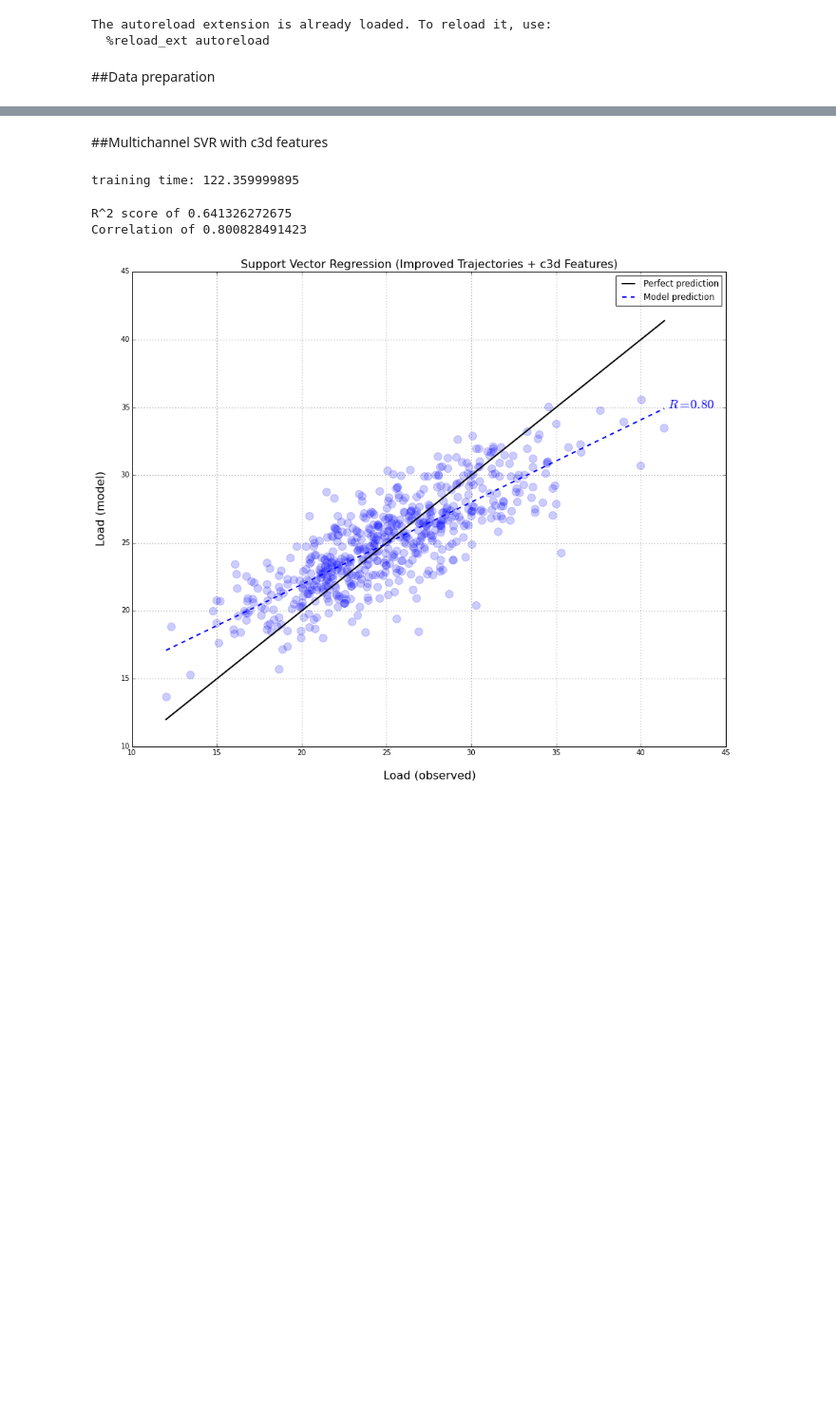
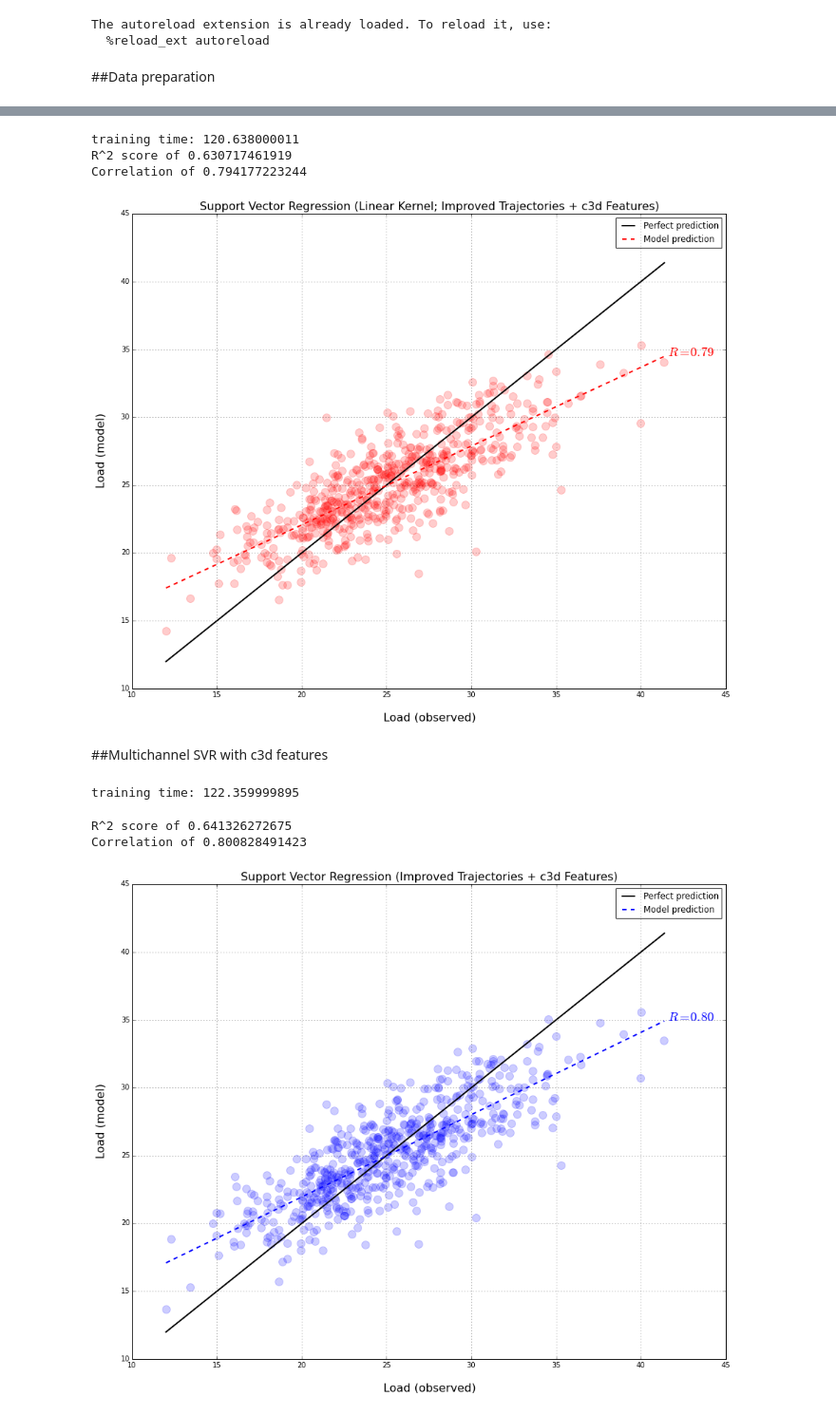
Before and after one commit to LCTPalmer/video_regression, a Jupyter notebook: code/ml_pl/final_model_pipeline_win.ipynb, the cells around one changed output, grey strips where cells are left out. Shown: that part at 95% size. Saved outputs shown, nothing was run; the diff lists cells and outputs as text; code cells hidden in the pictures; blank space fills up the shorter version.

```diff
--- a/code/ml_pl/final_model_pipeline_win.ipynb
+++ b/code/ml_pl/final_model_pipeline_win.ipynb
@@ -133,2 +170,31 @@ test_data_wc3d = incorporate_c3d(test_data, c3d_all['all_fvs'], c3d_all['all_fil
+# %%
+#set kernel params
+#kpt = {'kernel_func': linear_kernel, 'param_dict': {}}
+chi2_gammas=(.5,1,1,1,.5)
+kernel_param_list = [ {'kernel_func': chi2_kernel, 'param_dict': {'gamma': gamma}} for gamma in chi2_gammas]
+kernel_param_list.append( {'kernel_func': linear_kernel, 'param_dict': {}} )
+kpt = tuple(kernel_param_list)
+
+#training
+t0= time.time()
+mcsvr = MultiChannelSVR(num_channels=6, model_param_dict={'C':1}, kernel_param_tuple=kpt)
+mcsvr.fit(X_train, y_train)
+t1 = time.time()-t0
+print 'training time: {0}'.format(t1)
+
+#predict
+y_pred = mcsvr.predict(X_test)
+score = r2_score(y_test, y_pred)
+print 'R^2 score of {0} \nCorrelation of {1}'.format(score, np.sqrt(score))
+
+#plot
+fig, ax = plot_regression(y_test, y_pred, score=np.sqrt(score),
+                          scatter_color='red',
+                          title='Support Vector Regression (Linear Kernel; Improved Trajectories + c3d Features)')
+# %% [output]
+training time: 120.638000011
+R^2 score of 0.630717461919
+Correlation of 0.794177223244
+[figure, added]
 # %% [markdown]
 ##Multichannel SVR with c3d features
```
Also changed, not shown: parts of 8 cells of this notebook, 26 other files.
